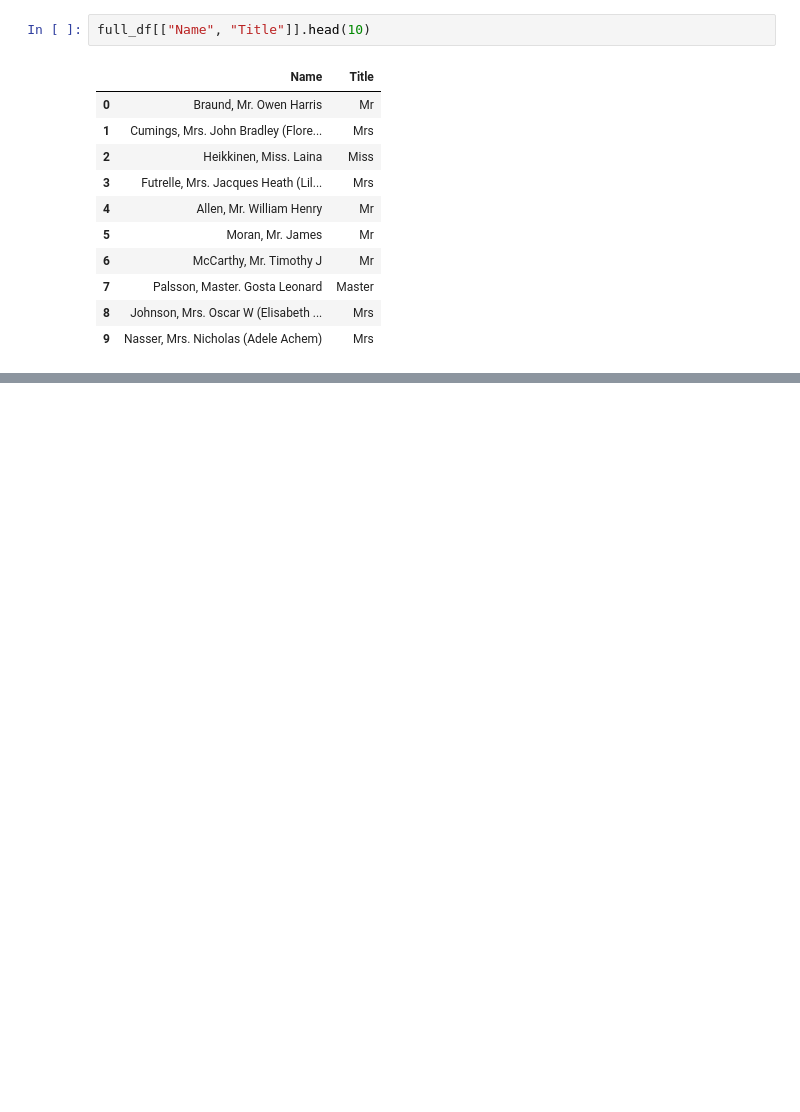
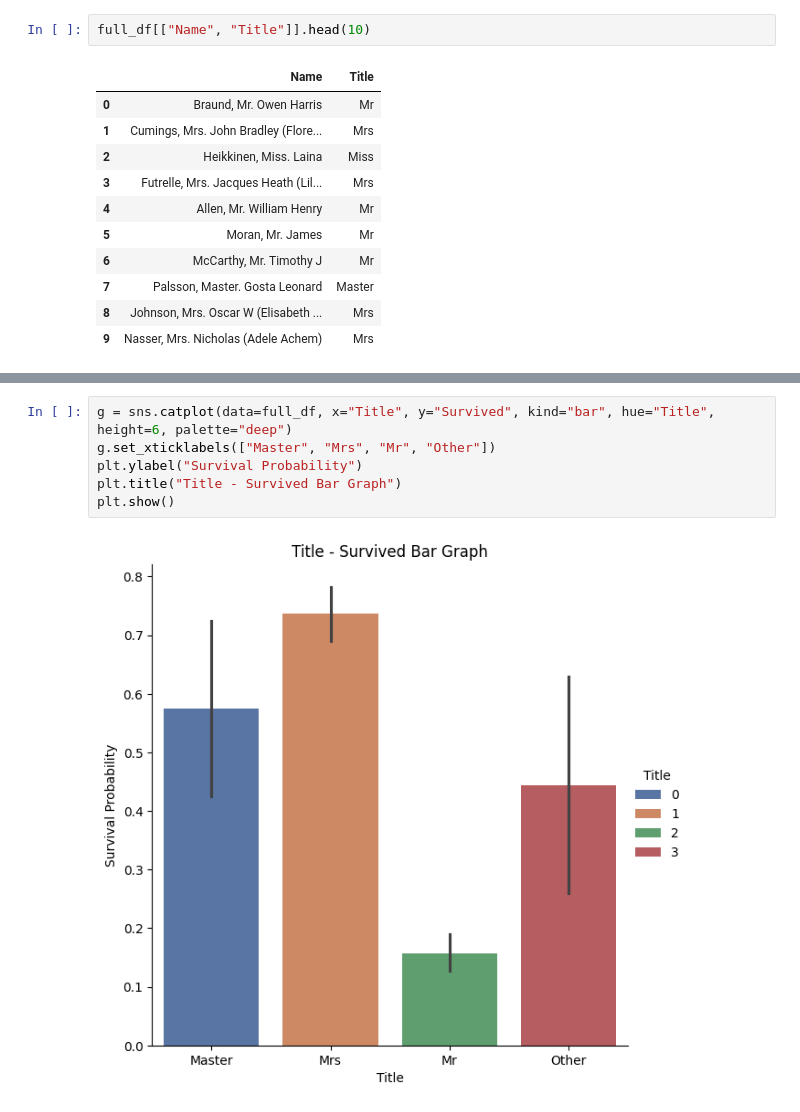
Before and after one commit to MertHasanAslan/titanic_ml, a Jupyter notebook: src/titanic_ml.ipynb, the cells around one changed output, grey strips where cells are left out. Cells and saved outputs as stored; diff of their text form; blank space fills up the shorter version.

```diff
--- a/src/titanic_ml.ipynb
+++ b/src/titanic_ml.ipynb
@@ -640,0 +644,8 @@ plt.show()
+# %%
+g = sns.catplot(data=full_df, x="Title", y="Survived", kind="bar", hue="Title", height=6, palette="deep")
+g.set_xticklabels(["Master", "Mrs", "Mr", "Other"])
+plt.ylabel("Survival Probability")
+plt.title("Title - Survived Bar Graph")
+plt.show()
+# %% [output]
+[figure, added]
```
Also changed, not shown: parts of 3 cells of this notebook.
